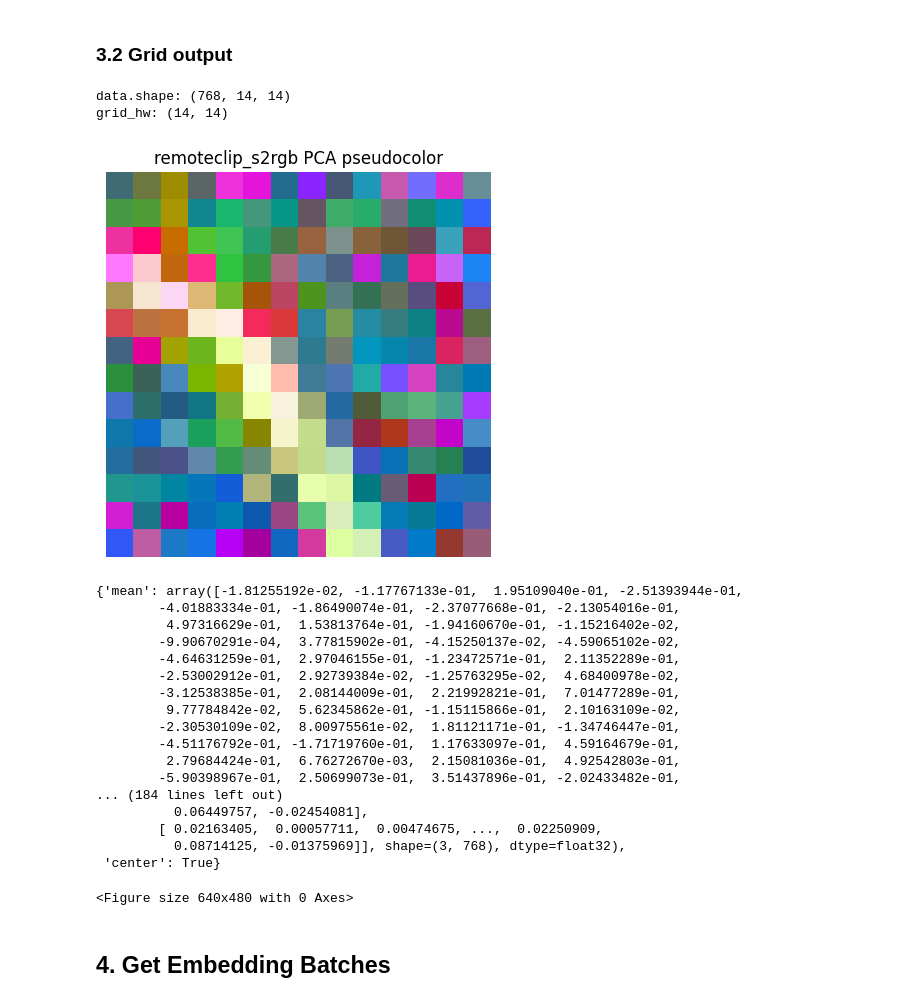
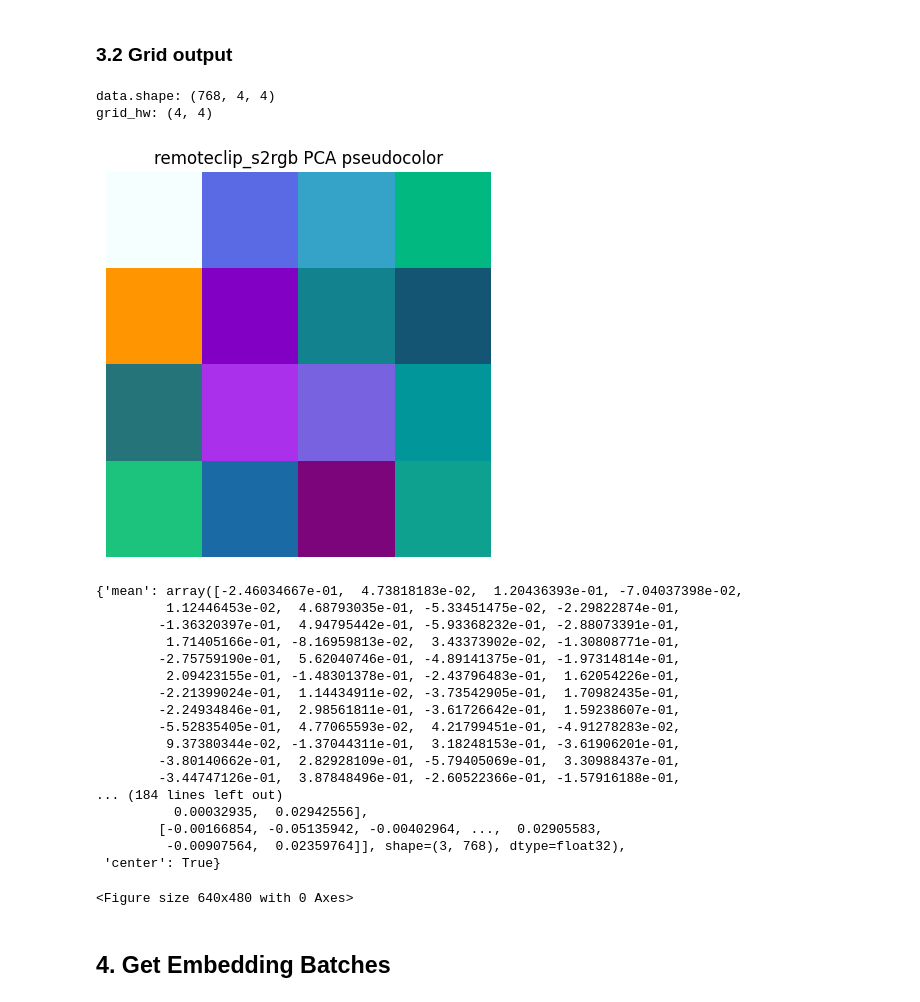
Before and after one commit to Dinghye/rs-embed, a Jupyter notebook: examples/playground.ipynb, the cells around one changed output. Saved outputs shown, nothing was run; the diff lists cells and outputs as text; code cells hidden in the pictures.

```diff
--- a/examples/playground.ipynb
+++ b/examples/playground.ipynb
@@ -177,39 +177,39 @@ model: remoteclip_s2rgb
 ### 3.2 Grid output
 # %%
 emb_remoteclip_grid = get_embedding(
-    "wildsat",
+    "fomo",
     spatial=spatial_point,
     temporal=temporal_range,
     output=OutputSpec.grid(),
 )
 
 print("data.shape:", emb_remoteclip_grid.data.shape)
 print("grid_hw:", emb_remoteclip_grid.meta.get("grid_hw"))
 
 plot_embedding_pseudocolor(
     emb_remoteclip_grid,
     title="remoteclip_s2rgb PCA pseudocolor",
 )
 # %% [output]
-data.shape: (768, 14, 14)
-grid_hw: (14, 14)
+data.shape: (768, 4, 4)
+grid_hw: (4, 4)
-[figure, old version]
+[figure, new version]
-{'mean': array([-1.81255192e-02, -1.17767133e-01,  1.95109040e-01, -2.51393944e-01,
-        -4.01883334e-01, -1.86490074e-01, -2.37077668e-01, -2.13054016e-01,
-         4.97316629e-01,  1.53813764e-01, -1.94160670e-01, -1.15216402e-02,
-        -9.90670291e-04,  3.77815902e-01, -4.15250137e-02, -4.59065102e-02,
-        -4.64631259e-01,  2.97046155e-01, -1.23472571e-01,  2.11352289e-01,
-        -2.53002912e-01,  2.92739384e-02, -1.25763295e-02,  4.68400978e-02,
-        -3.12538385e-01,  2.08144009e-01,  2.21992821e-01,  7.01477289e-01,
-         9.77784842e-02,  5.62345862e-01, -1.15115866e-01,  2.10163109e-02,
-        -2.30530109e-02,  8.00975561e-02,  1.81121171e-01, -1.34746447e-01,
-        -4.51176792e-01, -1.71719760e-01,  1.17633097e-01,  4.59164679e-01,
-         2.79684424e-01,  6.76272670e-03,  2.15081036e-01,  4.92542803e-01,
-        -5.90398967e-01,  2.50699073e-01,  3.51437896e-01, -2.02433482e-01,
+{'mean': array([-2.46034667e-01,  4.73818183e-02,  1.20436393e-01, -7.04037398e-02,
+         1.12446453e-02,  4.68793035e-01, -5.33451475e-02, -2.29822874e-01,
+        -1.36320397e-01,  4.94795442e-01, -5.93368232e-01, -2.88073391e-01,
+         1.71405166e-01, -8.16959813e-02,  3.43373902e-02, -1.30808771e-01,
+        -2.75759190e-01,  5.62040746e-01, -4.89141375e-01, -1.97314814e-01,
+         2.09423155e-01, -1.48301378e-01, -2.43796483e-01,  1.62054226e-01,
+        -2.21399024e-01,  1.14434911e-02, -3.73542905e-01,  1.70982435e-01,
+        -2.24934846e-01,  2.98561811e-01, -3.61726642e-01,  1.59238607e-01,
+        -5.52835405e-01,  4.77065593e-02,  4.21799451e-01, -4.91278283e-02,
+         9.37380344e-02, -1.37044311e-01,  3.18248153e-01, -3.61906201e-01,
+        -3.80140662e-01,  2.82928109e-01, -5.79405069e-01,  3.30988437e-01,
+        -3.44747126e-01,  3.87848496e-01, -2.60522366e-01, -1.57916188e-01,
 ... (184 lines left out)
-          0.06449757, -0.02454081],
-        [ 0.02163405,  0.00057711,  0.00474675, ...,  0.02250909,
-          0.08714125, -0.01375969]], shape=(3, 768), dtype=float32),
+          0.00032935,  0.02942556],
+        [-0.00166854, -0.05135942, -0.00402964, ...,  0.02905583,
+         -0.00907564,  0.02359764]], shape=(3, 768), dtype=float32),
  'center': True}
 <Figure size 640x480 with 0 Axes>
 # %% [markdown]
```
Also changed, not shown: 6 other files.
